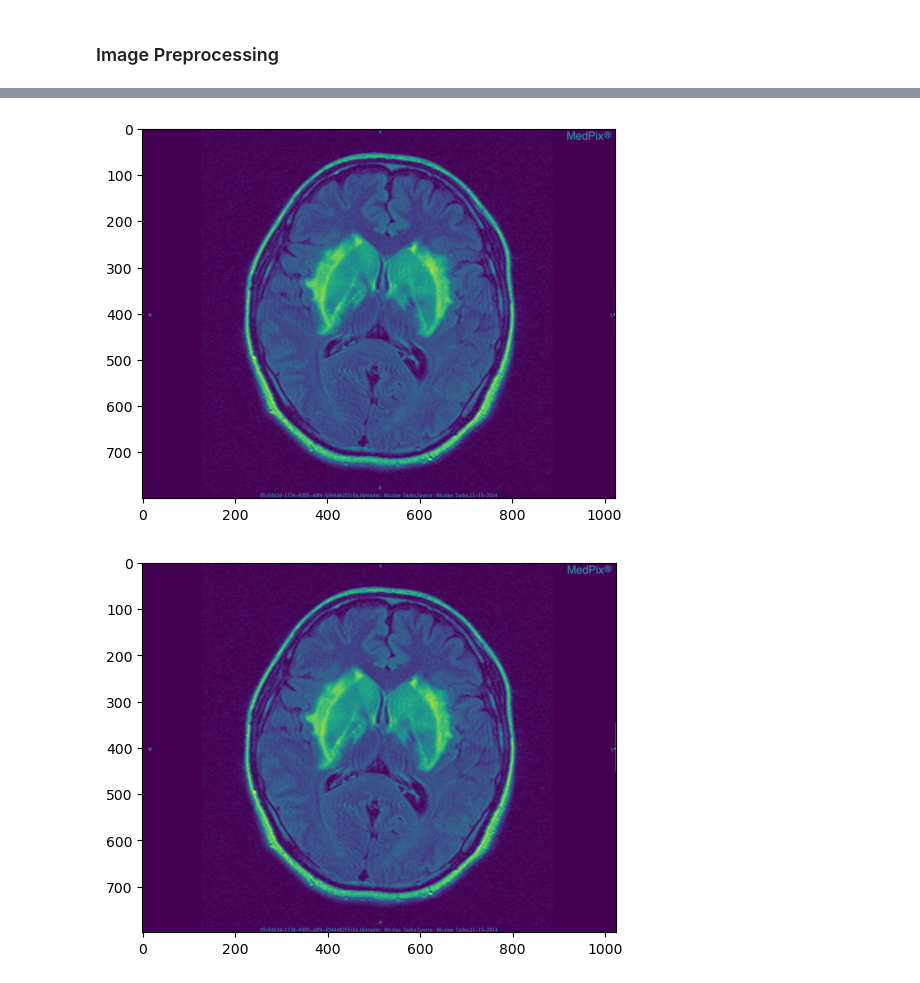
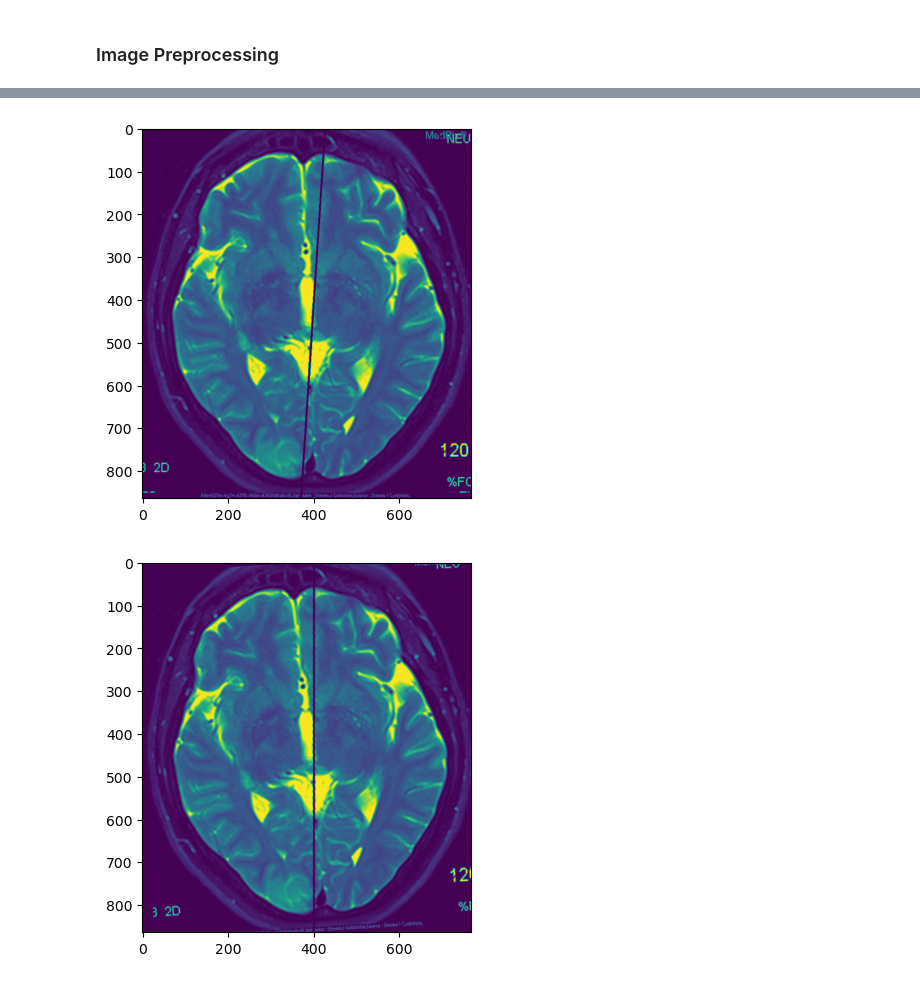
Before and after one commit to Nana2929/Medical-VQA, a Jupyter notebook: preprocessing/preproc.ipynb, the cells around one changed output, grey strips where cells are left out. Saved outputs shown, nothing was run; the diff lists cells and outputs as text; code cells hidden in the pictures.

Commit message:
add tilt correction method

```diff
--- a/preprocessing/preproc.ipynb
+++ b/preprocessing/preproc.ipynb
@@ -176,12 +241,12 @@ def add_pad(image, new_height=512, new_width=512):
-# %%
-img = cv2.imread(str(IMAGES_DIR / 'synpic60703.jpg'), cv2.CV_8UC1)
-out = crop(img)
-
-plt.imshow(img)
-plt.show()
-plt.imshow(out)
-plt.show()
-# %% [output]
-[figure, removed]
-[figure, removed]
+# %%
+import random
+
+n = random.randint(0, len(trainset))
+item = trainset.iloc[n]
+# img = cv2.imread(str(IMAGES_DIR / item['image_name']))
+img = cv2.imread(str(IMAGES_DIR / 'synpic60831.jpg'), cv2.CV_8UC1)
+adjust_tilt(img)
+# %% [output]
+[figure, added]
+[figure, added]
 # %%
```
Also changed, not shown: parts of 10 cells of this notebook.
